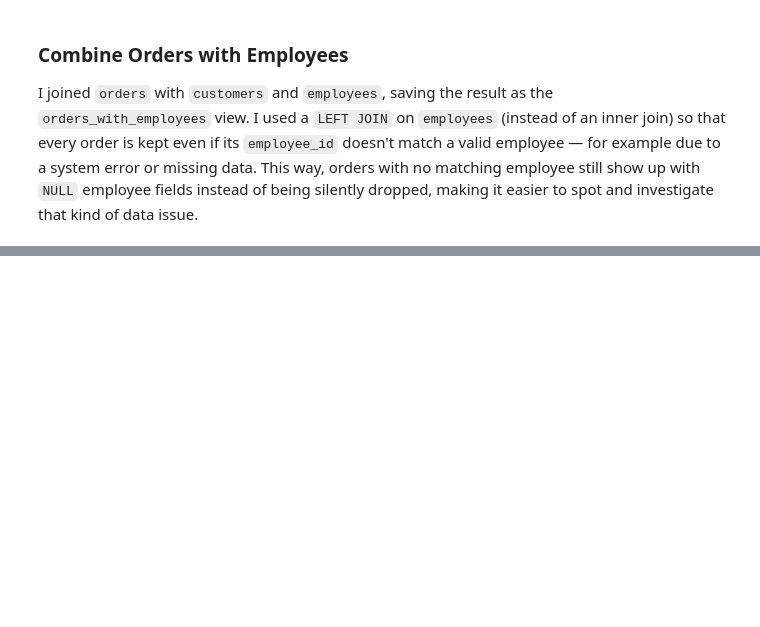
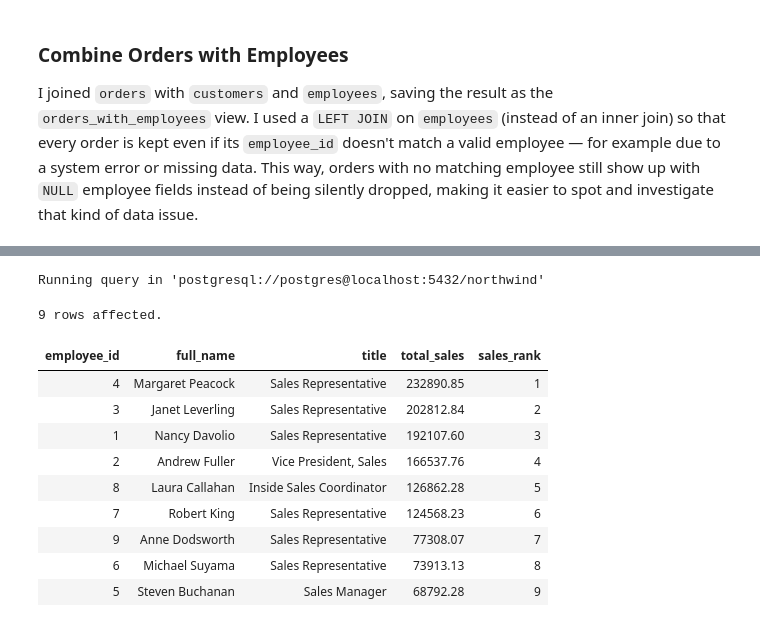
Before and after one commit to IsabelKwon/Northwind-Traders, a Jupyter notebook: northwind/northwind_query.ipynb, the cells around one changed output, grey strips where cells are left out. Cells and saved outputs as stored; diff of their text form; code cells hidden in the pictures; blank space fills up the shorter version.

```diff
--- a/northwind/northwind_query.ipynb
+++ b/northwind/northwind_query.ipynb
@@ -179,0 +186,30 @@ Truncated to displaylimit of 10.
+# %%
+%%sql
+WITH rank_employees AS (
+       SELECT e.employee_id,
+              e.first_name || ' ' || e.last_name AS full_name,
+              e.title,
+              ROUND(SUM(od.unit_price * od.quantity * (1 - od.discount))::NUMERIC, 2) AS total_sales,
+              RANK() OVER (ORDER BY SUM(od.unit_price * od.quantity * (1 - od.discount)) DESC) AS sales_rank
+         FROM employees as e
+    LEFT JOIN orders as o
+           ON o.employee_id = e.employee_id
+    LEFT JOIN order_details as od
+           ON od.order_id = o.order_id
+        GROUP BY e.employee_id, full_name, title
+)
+SELECT *
+  FROM rank_employees;
+# %% [output]
+Running query in 'postgresql://postgres@localhost:5432/northwind'
+9 rows affected.
+| employee_id | full_name | title | total_sales | sales_rank |
+| 4 | Margaret Peacock | Sales Representative | 232890.85 | 1 |
+| 3 | Janet Leverling | Sales Representative | 202812.84 | 2 |
+| 1 | Nancy Davolio | Sales Representative | 192107.60 | 3 |
+| 2 | Andrew Fuller | Vice President, Sales | 166537.76 | 4 |
+| 8 | Laura Callahan | Inside Sales Coordinator | 126862.28 | 5 |
+| 7 | Robert King | Sales Representative | 124568.23 | 6 |
+| 9 | Anne Dodsworth | Sales Representative | 77308.07 | 7 |
+| 6 | Michael Suyama | Sales Representative | 73913.13 | 8 |
+| 5 | Steven Buchanan | Sales Manager | 68792.28 | 9 |
```
Also changed, not shown: parts of 20 cells of this notebook, 1 other file.
